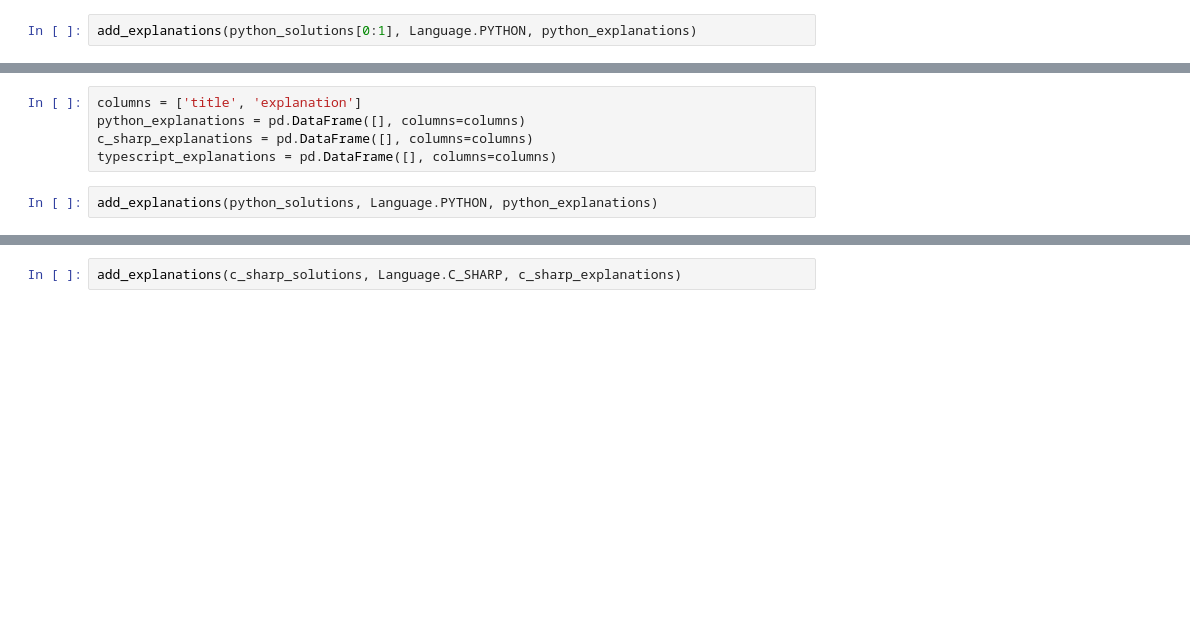
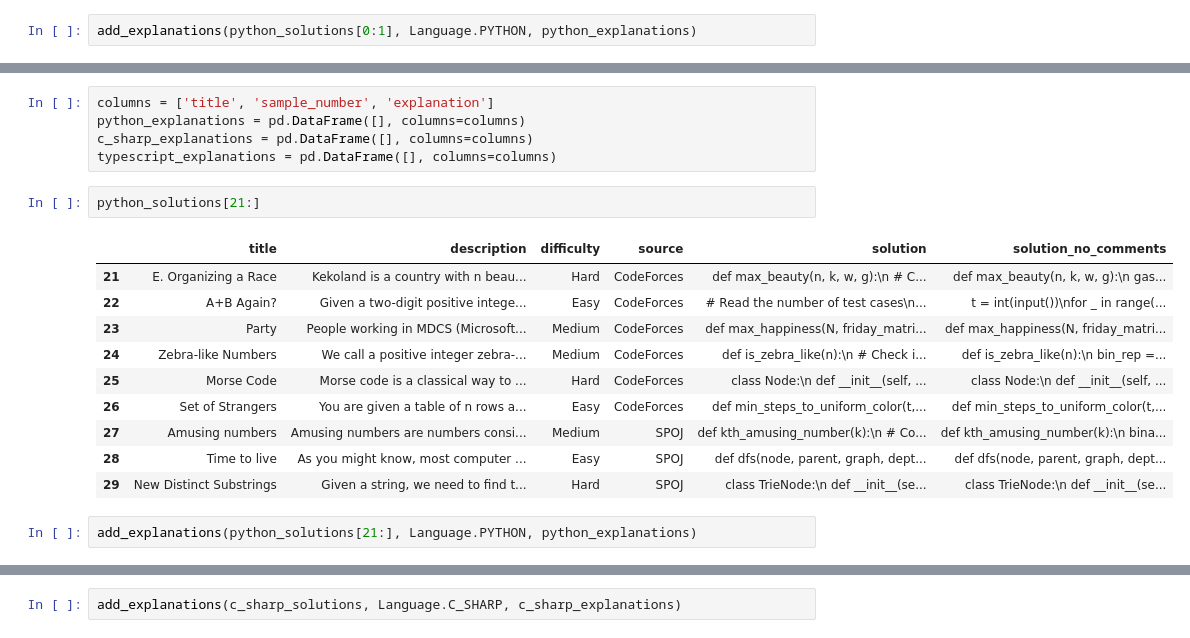
Before and after one commit to CristinaRacovita/codegen-uncertainty, a Jupyter notebook: explanations_generation.ipynb, the cells around one changed output, grey strips where cells are left out. Saved outputs shown, nothing was run; the diff lists cells and outputs as text; blank space fills up the shorter version.

```diff
--- a/explanations_generation.ipynb
+++ b/explanations_generation.ipynb
@@ -140,7 +215,20 @@ print(python_explanations[0:1]["explanation"].to_list()[0])
 # %%
-columns = ['title', 'explanation']
+columns = ['title', 'sample_number', 'explanation']
 python_explanations = pd.DataFrame([], columns=columns)
 c_sharp_explanations = pd.DataFrame([], columns=columns)
 typescript_explanations = pd.DataFrame([], columns=columns)
+# %%
+python_solutions[21:]
+# %% [output]
+|  | title | description | difficulty | source | solution | solution_no_comments |
+| 21 | E. Organizing a Race | Kekoland is a country with n beau... | Hard | CodeForces | def max_beauty(n, k, w, g):\n # C... | def max_beauty(n, k, w, g):\n gas... |
+| 22 | A+B Again? | Given a two-digit positive intege... | Easy | CodeForces | # Read the number of test cases\n... | t = int(input())\nfor _ in range(... |
+| 23 | Party | People working in MDCS (Microsoft... | Medium | CodeForces | def max_happiness(N, friday_matri... | def max_happiness(N, friday_matri... |
+| 24 | Zebra-like Numbers | We call a positive integer zebra-... | Medium | CodeForces | def is_zebra_like(n):\n # Check i... | def is_zebra_like(n):\n bin_rep =... |
+| 25 | Morse Code | Morse code is a classical way to ... | Hard | CodeForces | class Node:\n def __init__(self, ... | class Node:\n def __init__(self, ... |
+| 26 | Set of Strangers | You are given a table of n rows a... | Easy | CodeForces | def min_steps_to_uniform_color(t,... | def min_steps_to_uniform_color(t,... |
+| 27 | Amusing numbers | Amusing numbers are numbers consi... | Medium | SPOJ | def kth_amusing_number(k):\n # Co... | def kth_amusing_number(k):\n bina... |
+| 28 | Time to live | As you might know, most computer ... | Easy | SPOJ | def dfs(node, parent, graph, dept... | def dfs(node, parent, graph, dept... |
+| 29 | New Distinct Substrings | Given a string, we need to find t... | Hard | SPOJ | class TrieNode:\n def __init__(se... | class TrieNode:\n def __init__(se... |
 # %%
-add_explanations(python_solutions, Language.PYTHON, python_explanations)
+add_explanations(python_solutions[21:], Language.PYTHON, python_explanations)
```
Also changed, not shown: parts of 30 cells of this notebook, 13 other files.
